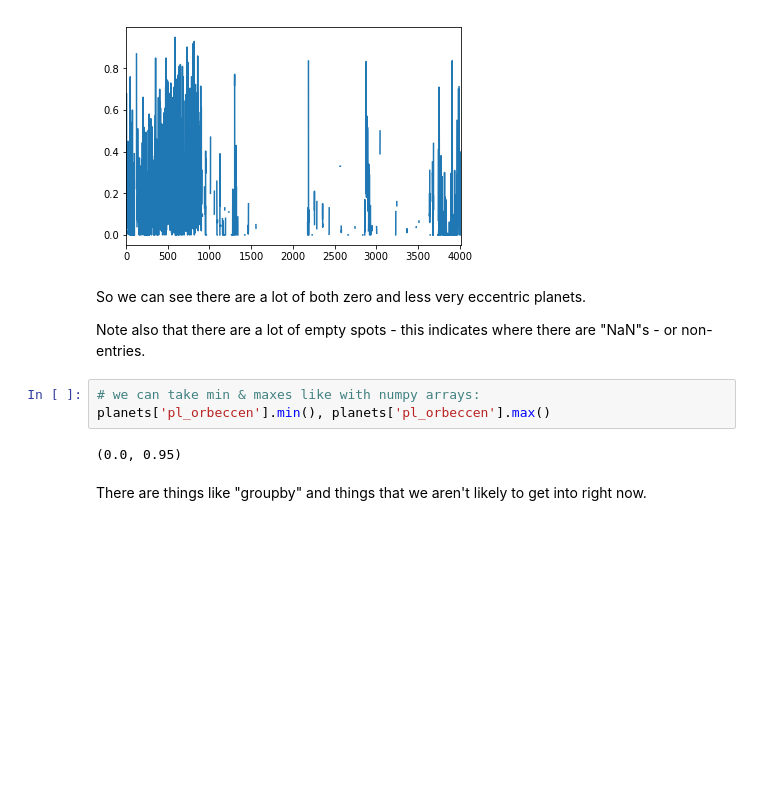
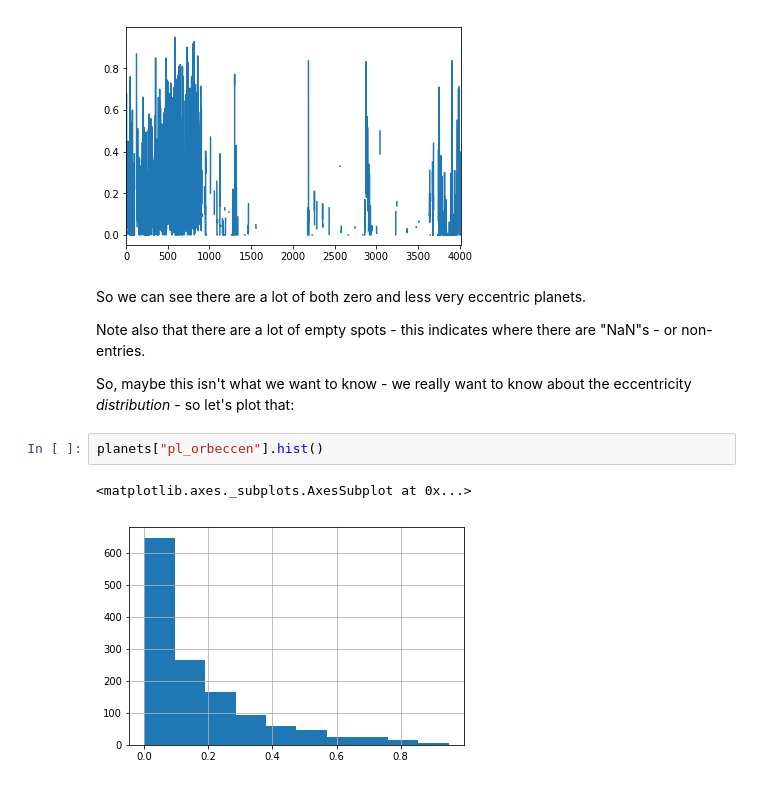
Before and after one commit to jnaiman/csci-p-14110, a Jupyter notebook: lesson06/_programming_dataProcessing_pandas_lesson06.ipynb, the cells around one changed output. Saved outputs shown, nothing was run; the diff lists cells and outputs as text; blank space fills up the shorter version.

```diff
--- a/lesson06/_programming_dataProcessing_pandas_lesson06.ipynb
+++ b/lesson06/_programming_dataProcessing_pandas_lesson06.ipynb
@@ -169,10 +178,10 @@ planets["pl_orbeccen"].plot() # easy plots with pandas dataframes
 So we can see there are a lot of both zero and less very eccentric planets.
 
 Note also that there are a lot of empty spots - this indicates where there are "NaN"s - or non-entries.
+
+So, maybe this isn't what we want to know - we really want to know about the eccentricity *distribution* - so let's plot that:
-# %%
-# we can take min & maxes like with numpy arrays:
-planets['pl_orbeccen'].min(), planets['pl_orbeccen'].max()
-# %% [output]
-(0.0, 0.95)
-# %% [markdown]
-There are things like "groupby" and things that we aren't likely to get into right now.
+# %%
+planets["pl_orbeccen"].hist()
+# %% [output]
+<matplotlib.axes._subplots.AxesSubplot at 0x...>
+[figure, added]
```
Also changed, not shown: parts of 16 cells of this notebook, 3 other files.
